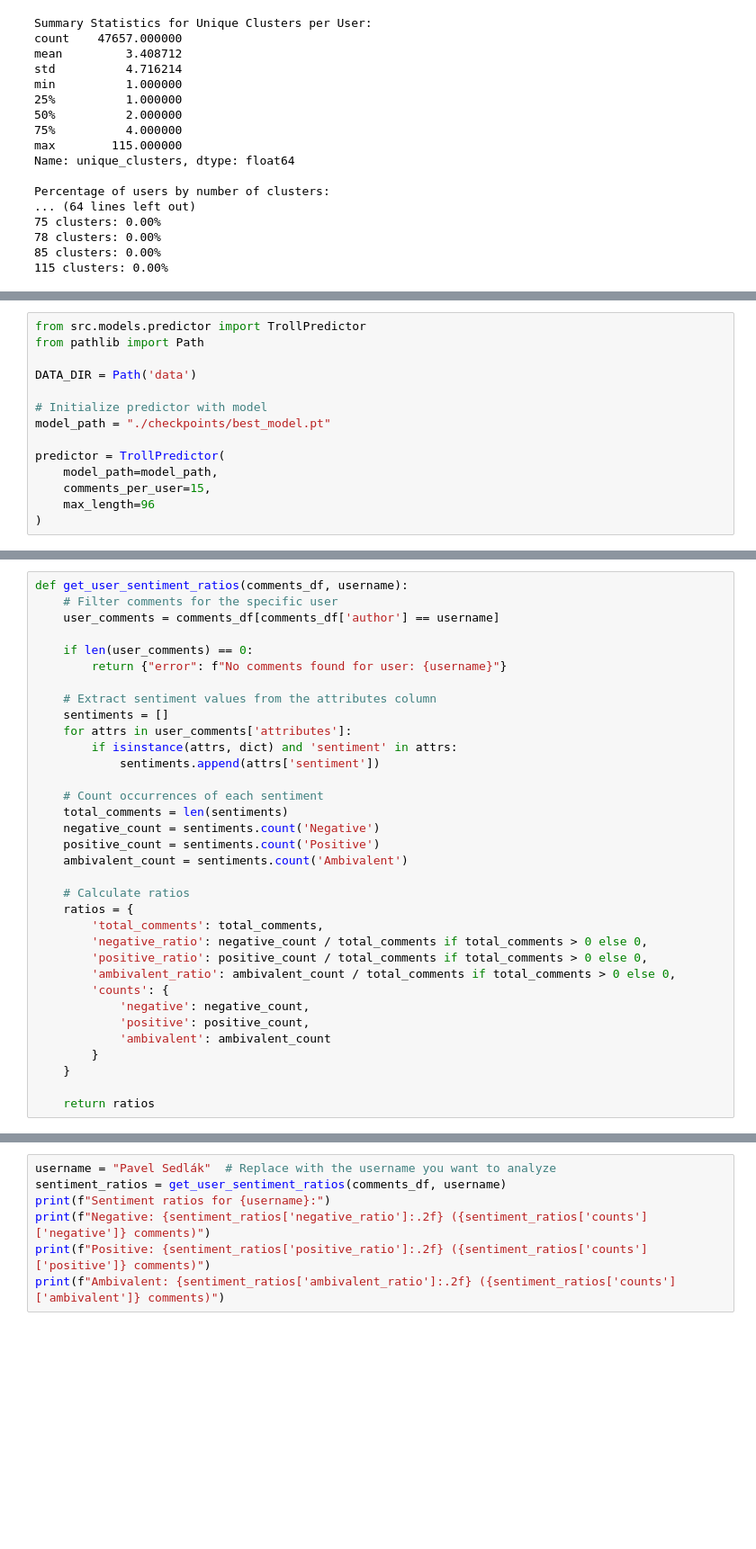
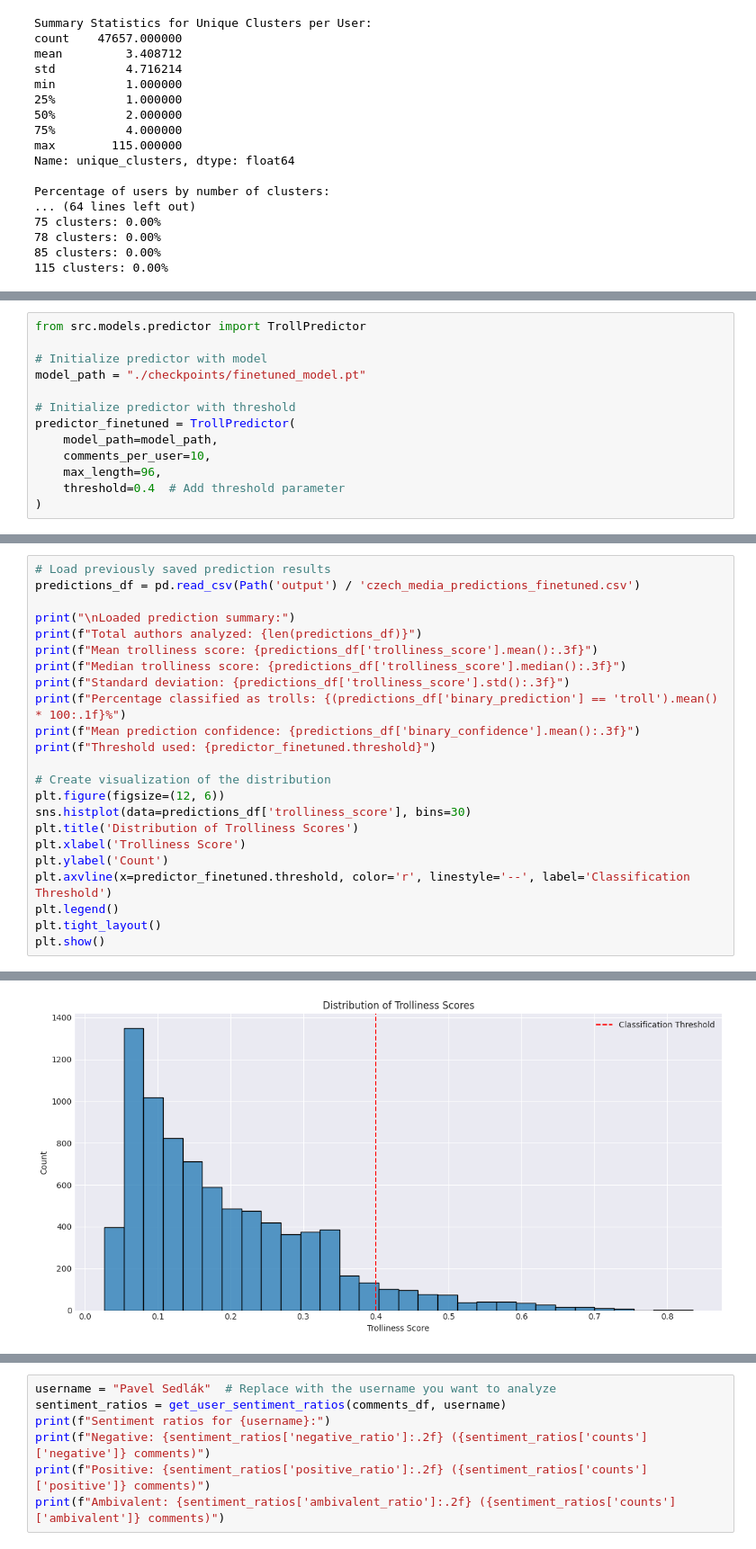
Before and after one commit to ziggyplayedguitar/nlp_thesis, a Jupyter notebook: workspace/notebooks/07_topic.ipynb, the cells around one changed output, grey strips where cells are left out. Shown at 90% size. Cells and saved outputs as stored; diff of their text form; blank space fills up the shorter version.

```diff
--- a/workspace/notebooks/07_topic.ipynb
+++ b/workspace/notebooks/07_topic.ipynb
@@ -334,15 +322,14 @@ Correlation between num_clusters and lof_score: 0.0085
 [figure]
 # %%
 from src.models.predictor import TrollPredictor
-from pathlib import Path
-
-DATA_DIR = Path('data')
 
 # Initialize predictor with model
-model_path = "./checkpoints/best_model.pt"
+model_path = "./checkpoints/finetuned_model.pt"
 
-predictor = TrollPredictor(
+# Initialize predictor with threshold
+predictor_finetuned = TrollPredictor(
     model_path=model_path,
-    comments_per_user=15,
-    max_length=96
+    comments_per_user=10,
+    max_length=96,
+    threshold=0.4  # Add threshold parameter
 )
@@ -449,34 +338,24 @@ Errors: 0 (0.0%)
-# %%
-def get_user_sentiment_ratios(comments_df, username):
-    # Filter comments for the specific user
-    user_comments = comments_df[comments_df['author'] == username]
-
-    if len(user_comments) == 0:
-        return {"error": f"No comments found for user: {username}"}
-
-    # Extract sentiment values from the attributes column
-    sentiments = []
-    for attrs in user_comments['attributes']:
-        if isinstance(attrs, dict) and 'sentiment' in attrs:
-            sentiments.append(attrs['sentiment'])
-
-    # Count occurrences of each sentiment
-    total_comments = len(sentiments)
-    negative_count = sentiments.count('Negative')
-    positive_count = sentiments.count('Positive')
-    ambivalent_count = sentiments.count('Ambivalent')
-
-    # Calculate ratios
-    ratios = {
-        'total_comments': total_comments,
-        'negative_ratio': negative_count / total_comments if total_comments > 0 else 0,
-        'positive_ratio': positive_count / total_comments if total_comments > 0 else 0,
-        'ambivalent_ratio': ambivalent_count / total_comments if total_comments > 0 else 0,
-        'counts': {
-            'negative': negative_count,
-            'positive': positive_count,
-            'ambivalent': ambivalent_count
-        }
-    }
-
-    return ratios
+# %%
+# Load previously saved prediction results
+predictions_df = pd.read_csv(Path('output') / 'czech_media_predictions_finetuned.csv')
+
+print("\nLoaded prediction summary:")
+print(f"Total authors analyzed: {len(predictions_df)}")
+print(f"Mean trolliness score: {predictions_df['trolliness_score'].mean():.3f}")
+print(f"Median trolliness score: {predictions_df['trolliness_score'].median():.3f}")
+print(f"Standard deviation: {predictions_df['trolliness_score'].std():.3f}")
+print(f"Percentage classified as trolls: {(predictions_df['binary_prediction'] == 'troll').mean() * 100:.1f}%")
+print(f"Mean prediction confidence: {predictions_df['binary_confidence'].mean():.3f}")
+print(f"Threshold used: {predictor_finetuned.threshold}")
+
+# Create visualization of the distribution
+plt.figure(figsize=(12, 6))
+sns.histplot(data=predictions_df['trolliness_score'], bins=30)
+plt.title('Distribution of Trolliness Scores')
+plt.xlabel('Trolliness Score')
+plt.ylabel('Count')
+plt.axvline(x=predictor_finetuned.threshold, color='r', linestyle='--', label='Classification Threshold')
+plt.legend()
+plt.tight_layout()
+plt.show()
+# %% [output]
@@ -482,0 +370 @@ def get_user_sentiment_ratios(comments_df, username):
+[figure, added]
```
Also changed, not shown: parts of 16 cells of this notebook, 1 other file.
